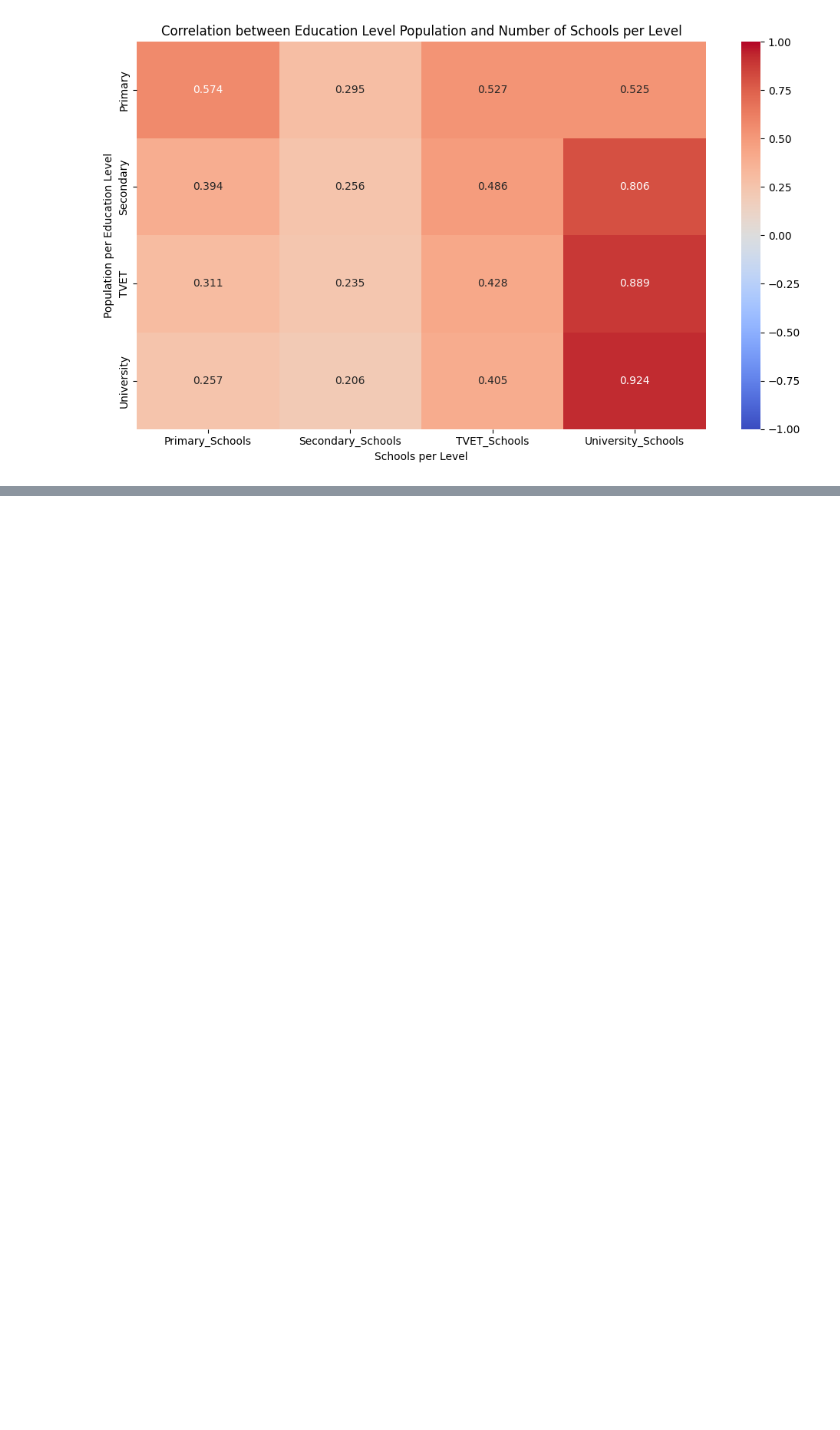
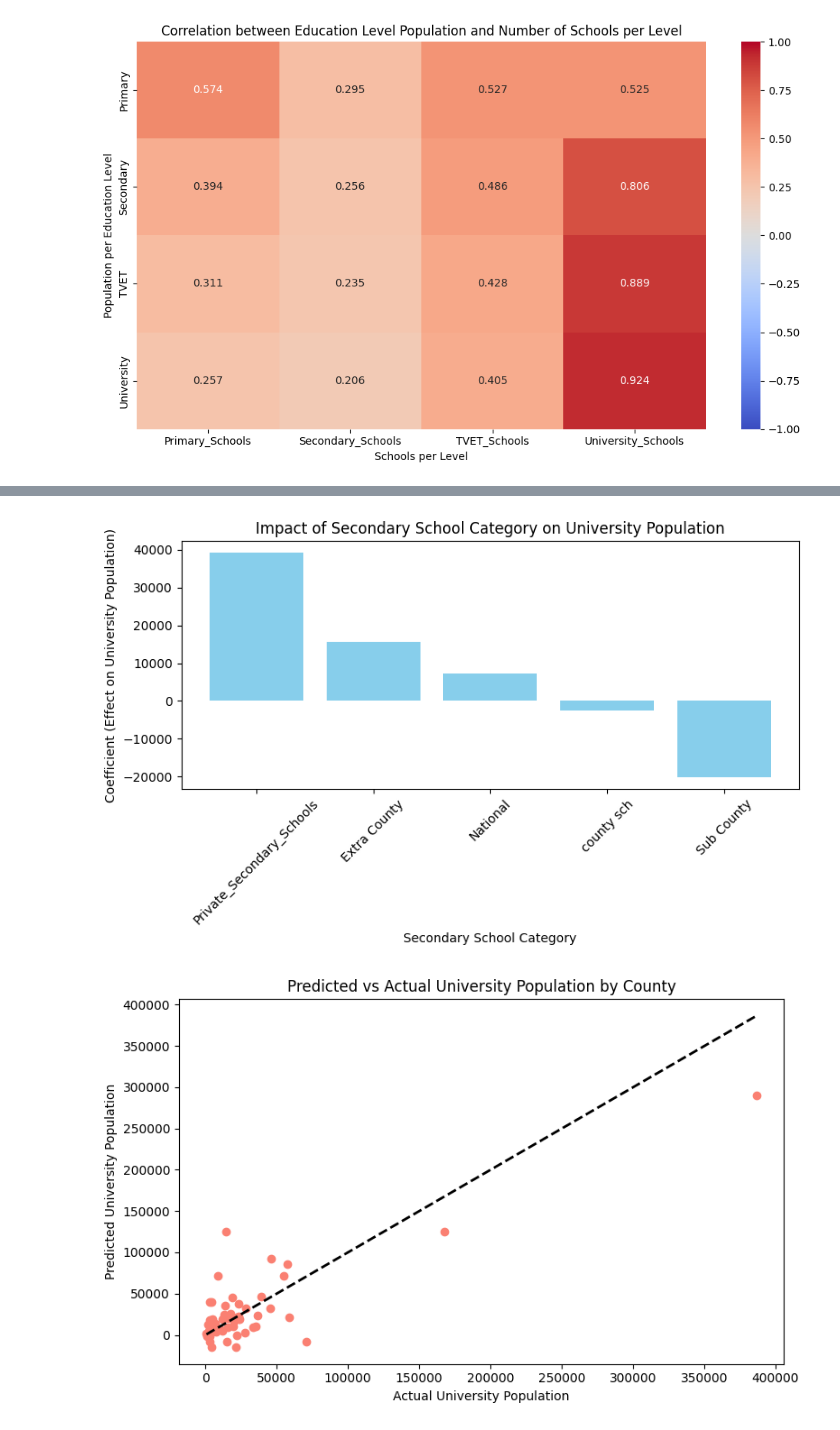
Before and after one commit to ChiriKamau/soma, a Jupyter notebook: notebooks/soma_v5.ipynb, the cells around one changed output, grey strips where cells are left out. Cells and saved outputs as stored; diff of their text form; code cells hidden in the pictures; blank space fills up the shorter version.

```diff
--- a/notebooks/soma_v5.ipynb
+++ b/notebooks/soma_v5.ipynb
@@ -173,0 +181,12 @@ R^2 score: 0.7140240244913303
+# %%
+from sklearn.preprocessing import StandardScaler
+from sklearn.linear_model import LinearRegression
+
+X, y = prepare_regression_data(level_school_df, county_secondary)
+scaler = StandardScaler()
+X_scaled = scaler.fit_transform(X)
+model = LinearRegression().fit(X_scaled, y)
+
+coeff_df = pd.DataFrame({"School_Category": X.columns, "Coefficient": model.coef_})
+print(coeff_df)
+print("R^2 score:", model.score(X_scaled, y))
@@ -173,0 +201,5 @@ R^2 score: 0.7140240244913303
+# %%
+regression_add(model, X, X_scaled, y)
+# %% [output]
+[figure, added]
+[figure, added]
```
Also changed, not shown: parts of 13 cells of this notebook.
